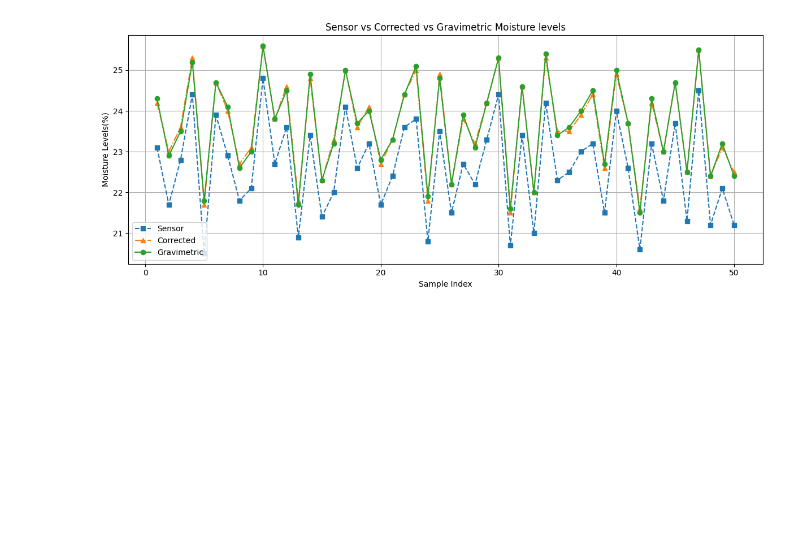
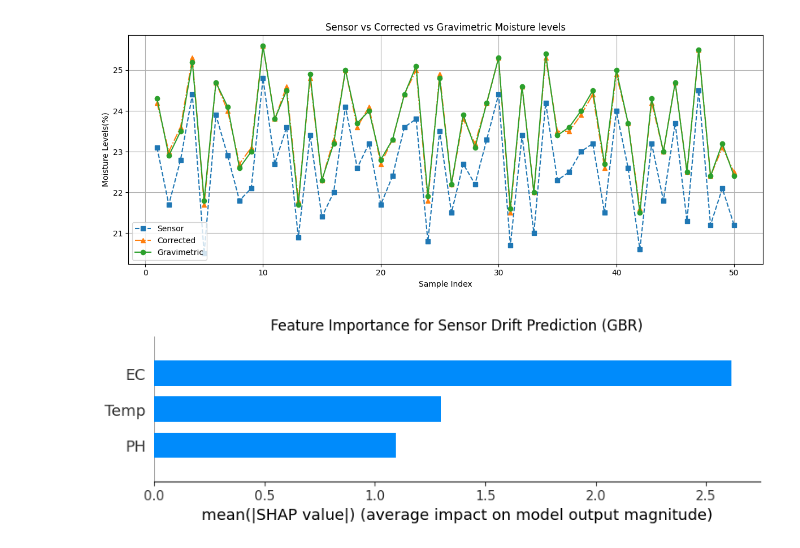
Before and after one commit to munawarh/Soil_Moisture_Sensor_Drift, a Jupyter notebook: Drift_Code.ipynb, the cells around one changed output. Drawn from its saved outputs; the diff is of its cells as text; code cells hidden in the pictures; blank space fills up the shorter version.

```diff
--- a/Drift_Code.ipynb
+++ b/Drift_Code.ipynb
@@ -912,3 +912,34 @@ plt.tight_layout()
 plt.show()
 # %% [output]
 [figure]
+# %%
+import shap
+import pandas as pd
+import matplotlib.pyplot as plt
+from sklearn.model_selection import train_test_split
+from sklearn.ensemble import GradientBoostingRegressor
+
+# Load your data
+df = pd.read_csv("dataset-Copy.csv")
+X = df[['EC', 'PH', 'Temp']]
+y = df['D']  # Prediction target: Sensor Drift
+
+# Split the data
+X_train, X_test, y_train, y_test = train_test_split(X, y, test_size=0.3, random_state=42)
+
+# Train Gradient Boosting Regressor
+gbr_model = GradientBoostingRegressor(n_estimators=100, random_state=42)
+gbr_model.fit(X_train, y_train)
+
+# SHAP analysis for GBR
+explainer = shap.Explainer(gbr_model, X_train)
+shap_values = explainer(X_test)
+
+# SHAP summary plot (bar plot)
+shap.summary_plot(shap_values, X_test, plot_type="bar", show=False)
+plt.title("Feature Importance for Sensor Drift Prediction (GBR)")
+plt.xlabel("mean(|SHAP value|) (average impact on model output magnitude)")
+plt.tight_layout()
+plt.show()
+# %% [output]
+[figure, added]
```
